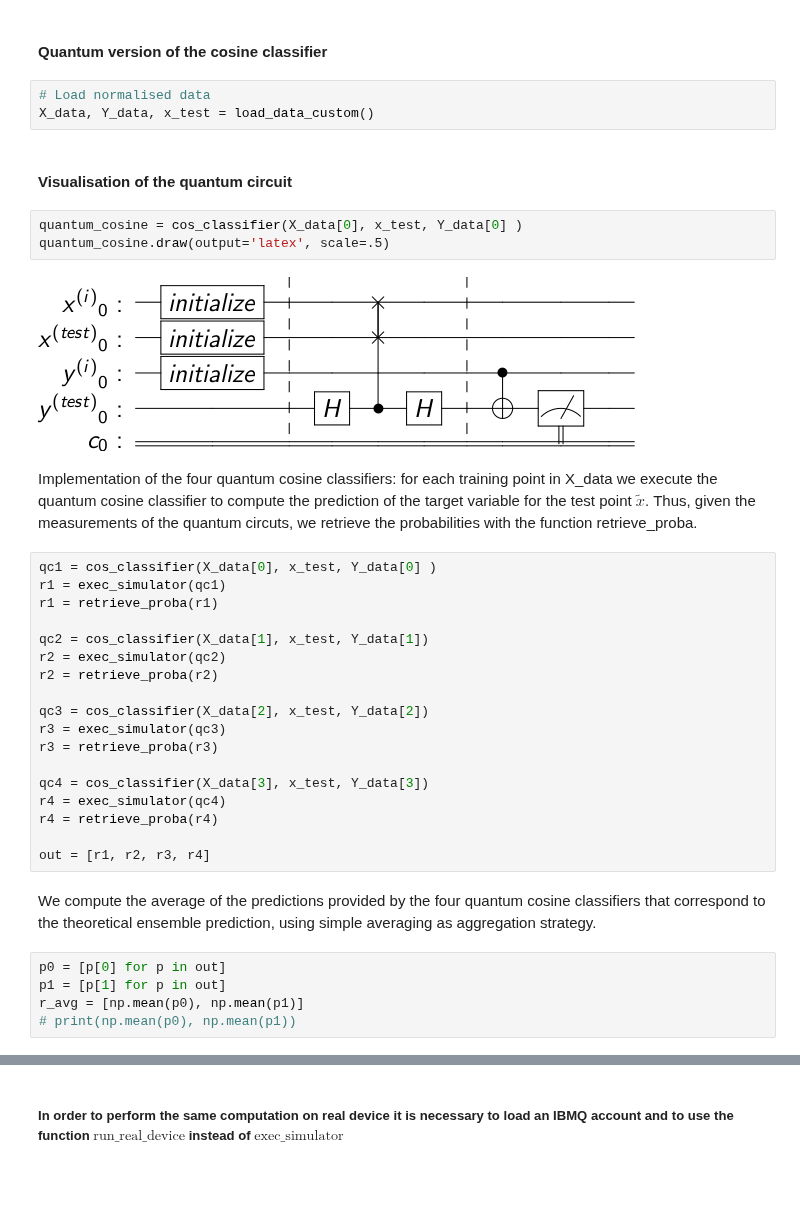
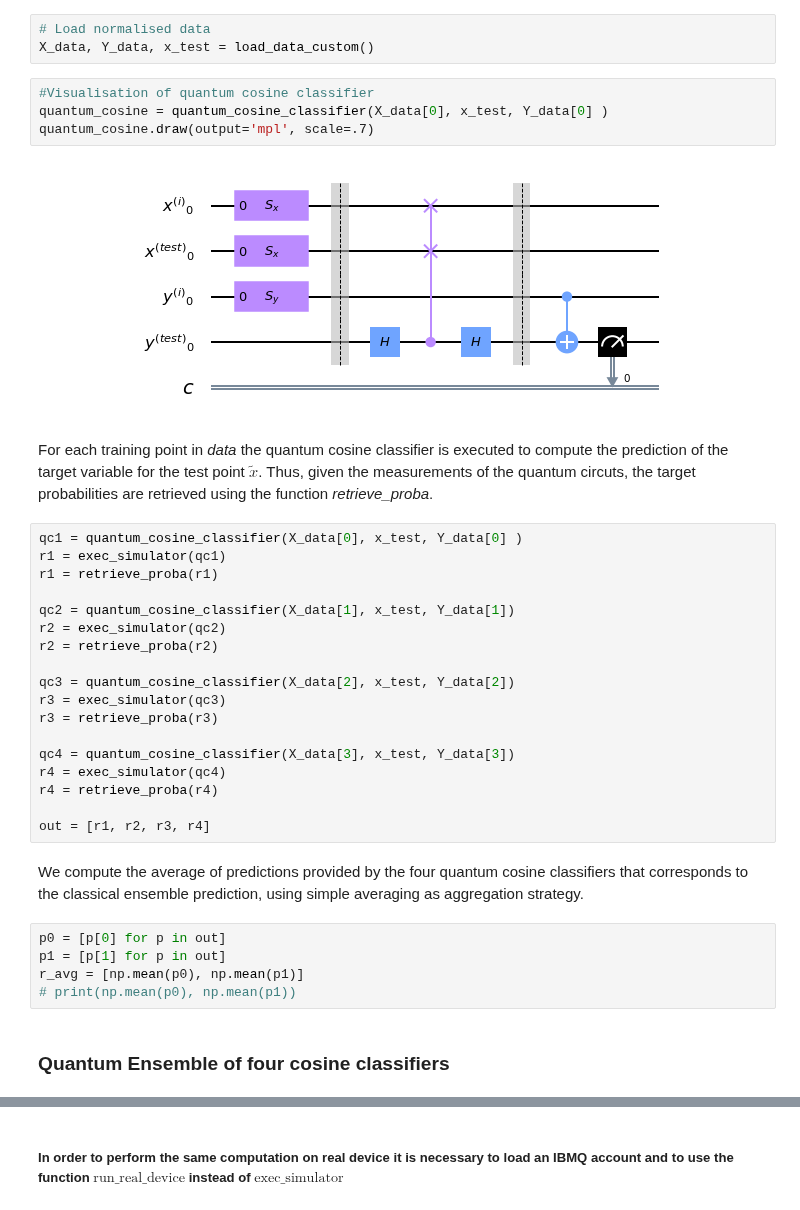
Before and after one commit to amacaluso/Quantum-Ensemble-for-Classification, a Jupyter notebook: notebooks/Quantum-Ensemble-as-Simple-Averaging.ipynb, the cells around one changed output, grey strips where cells are left out. Drawn from its saved outputs; the diff is of its cells as text; blank space fills up the shorter version.

```diff
--- a/notebooks/Quantum-Ensemble-as-Simple-Averaging.ipynb
+++ b/notebooks/Quantum-Ensemble-as-Simple-Averaging.ipynb
@@ -66,41 +63,40 @@ data
-# %% [markdown]
-#### Quantum version of the cosine classifier
 # %%
 # Load normalised data
 X_data, Y_data, x_test = load_data_custom()
-# %% [markdown]
-#### Visualisation of the quantum circuit
 # %%
-quantum_cosine = cos_classifier(X_data[0], x_test, Y_data[0] )
-quantum_cosine.draw(output='latex', scale=.5)
+#Visualisation of quantum cosine classifier
+quantum_cosine = quantum_cosine_classifier(X_data[0], x_test, Y_data[0] )
+quantum_cosine.draw(output='mpl', scale=.7)
 # %% [output]
-[figure, old version]
+[figure, new version]
 # %% [markdown]
-Implementation of the four quantum cosine classifiers: for each training point in X_data we execute the quantum cosine classifier to compute the prediction of the target variable for the test point $\tilde{x}$. Thus, given the measurements of the quantum circuts, we retrieve the probabilities with the function retrieve_proba.
+For each training point in *data* the quantum cosine classifier is executed to compute the prediction of the target variable for the test point $\tilde{x}$. Thus, given the measurements of the quantum circuts, the target probabilities are retrieved using the function *retrieve_proba*.
 # %%
-qc1 = cos_classifier(X_data[0], x_test, Y_data[0] )
+qc1 = quantum_cosine_classifier(X_data[0], x_test, Y_data[0] )
 r1 = exec_simulator(qc1)
 r1 = retrieve_proba(r1)
 
-qc2 = cos_classifier(X_data[1], x_test, Y_data[1])
+qc2 = quantum_cosine_classifier(X_data[1], x_test, Y_data[1])
 r2 = exec_simulator(qc2)
 r2 = retrieve_proba(r2)
 
-qc3 = cos_classifier(X_data[2], x_test, Y_data[2])
+qc3 = quantum_cosine_classifier(X_data[2], x_test, Y_data[2])
 r3 = exec_simulator(qc3)
 r3 = retrieve_proba(r3)
 
-qc4 = cos_classifier(X_data[3], x_test, Y_data[3])
+qc4 = quantum_cosine_classifier(X_data[3], x_test, Y_data[3])
 r4 = exec_simulator(qc4)
 r4 = retrieve_proba(r4)
 
 out = [r1, r2, r3, r4]
 # %% [markdown]
-We compute the average of the predictions provided by the four quantum cosine classifiers that correspond to the theoretical ensemble prediction, using simple averaging as aggregation strategy.
+We compute the average of predictions provided by the four quantum cosine classifiers that corresponds to the classical ensemble prediction, using simple averaging as aggregation strategy.
 # %%
 p0 = [p[0] for p in out]
 p1 = [p[1] for p in out]
 r_avg = [np.mean(p0), np.mean(p1)]
 # print(np.mean(p0), np.mean(p1))
+# %% [markdown]
+### Quantum Ensemble of four cosine classifiers
 # %%
 qc = ensemble_fixed_U(X_data, Y_data, x_test)
```
Also changed, not shown: parts of 18 cells of this notebook, 7 other files.
